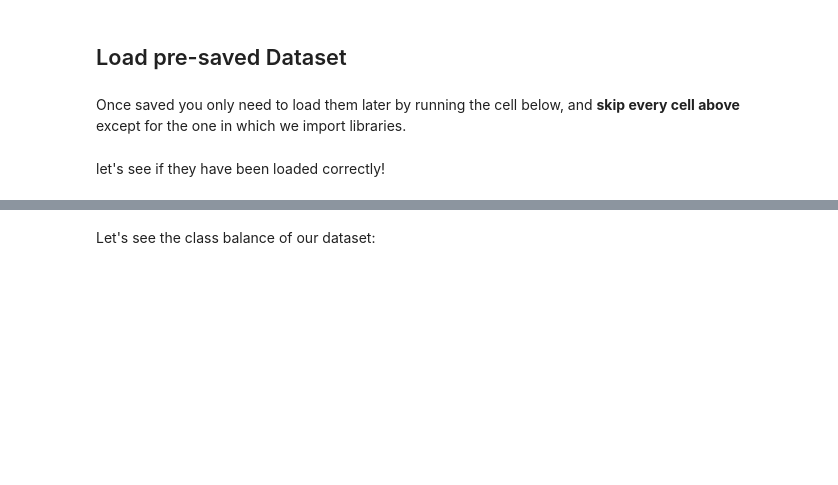
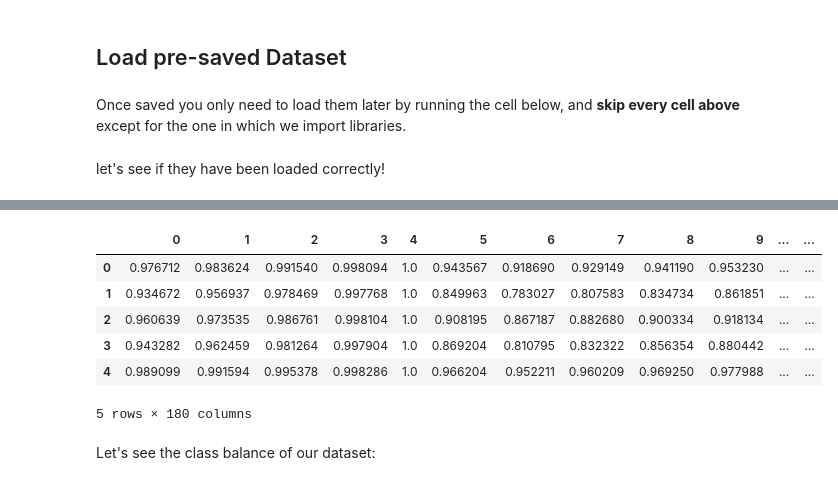
Before and after one commit to timothytzkung/Week3-ClassicML, a Jupyter notebook: Week_3_MachineLearning.ipynb, the cells around one changed output, grey strips where cells are left out. Drawn from its saved outputs; the diff is of its cells as text; code cells hidden in the pictures; blank space fills up the shorter version.

```diff
--- a/Week_3_MachineLearning.ipynb
+++ b/Week_3_MachineLearning.ipynb
@@ -276,4 +278,14 @@ features.head()
 5 rows × 180 columns
+# %%
+test_features.head()
+# %% [output]
+|  | 0 | 1 | 2 | 3 | 4 | 5 | 6 | 7 | 8 | 9 | ... | ... |
+| 0 | 0.976712 | 0.983624 | 0.991540 | 0.998094 | 1.0 | 0.943567 | 0.918690 | 0.929149 | 0.941190 | 0.953230 | ... | ... |
+| 1 | 0.934672 | 0.956937 | 0.978469 | 0.997768 | 1.0 | 0.849963 | 0.783027 | 0.807583 | 0.834734 | 0.861851 | ... | ... |
+| 2 | 0.960639 | 0.973535 | 0.986761 | 0.998104 | 1.0 | 0.908195 | 0.867187 | 0.882680 | 0.900334 | 0.918134 | ... | ... |
+| 3 | 0.943282 | 0.962459 | 0.981264 | 0.997904 | 1.0 | 0.869204 | 0.810795 | 0.832322 | 0.856354 | 0.880442 | ... | ... |
+| 4 | 0.989099 | 0.991594 | 0.995378 | 0.998286 | 1.0 | 0.966204 | 0.952211 | 0.960209 | 0.969250 | 0.977988 | ... | ... |
+5 rows × 180 columns
 # %% [markdown]
 Let's see the class balance of our dataset:
 # %%
```
Also changed, not shown: parts of 21 cells of this notebook, 5 other files.
